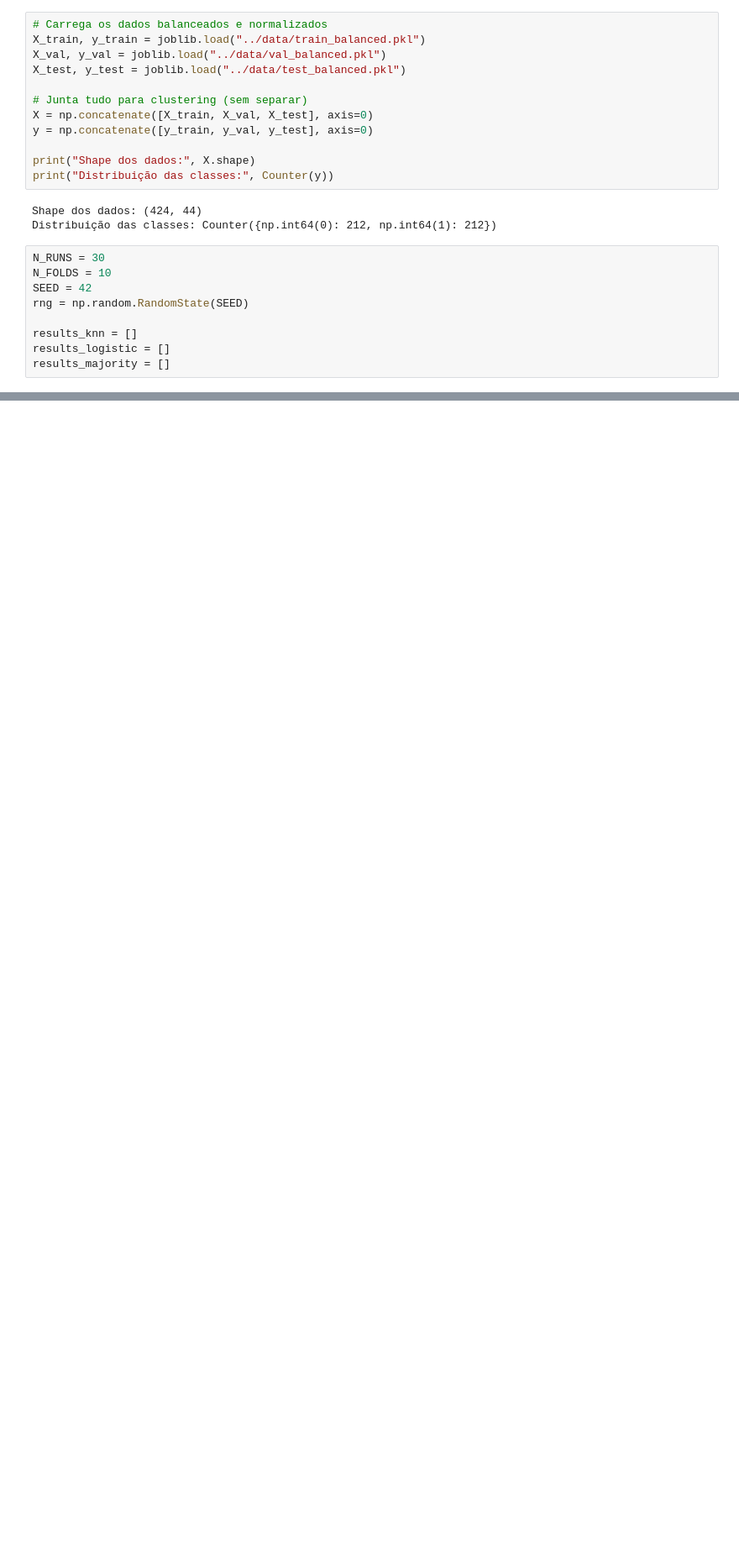
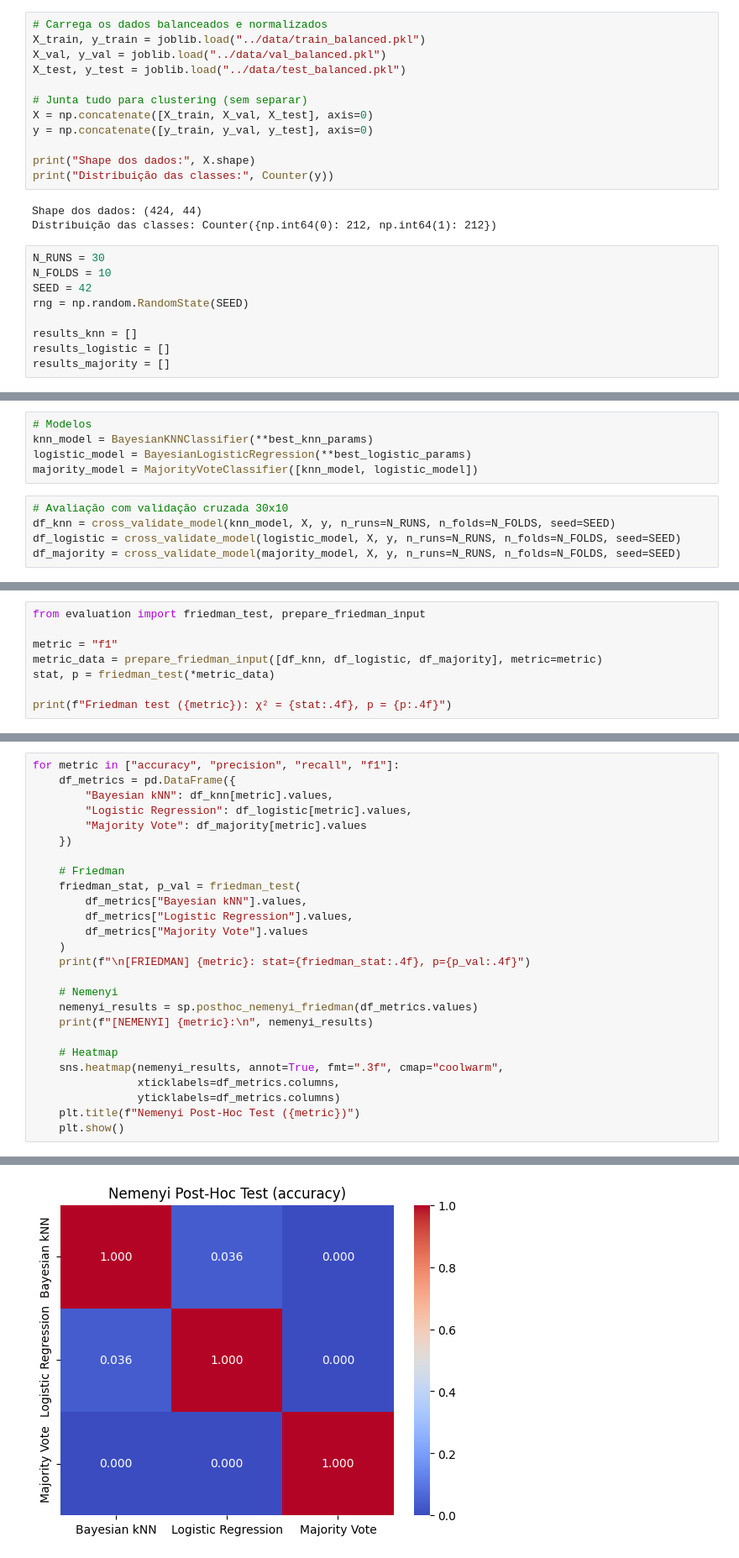
Before and after one commit to hopperjc/A.M, a Jupyter notebook: notebooks/classifier_experiments.ipynb, the cells around one changed output, grey strips where cells are left out. Shown at 84% size. Saved outputs shown, nothing was run; the diff lists cells and outputs as text; blank space fills up the shorter version.

Commit message:
refator: general classifier_experiments

```diff
--- a/notebooks/classifier_experiments.ipynb
+++ b/notebooks/classifier_experiments.ipynb
@@ -93,0 +49,10 @@ df_knn.head()
+# %%
+# Modelos
+knn_model = BayesianKNNClassifier(**best_knn_params)
+logistic_model = BayesianLogisticRegression(**best_logistic_params)
+majority_model = MajorityVoteClassifier([knn_model, logistic_model])
+# %%
+# Avaliação com validação cruzada 30x10
+df_knn = cross_validate_model(knn_model, X, y, n_runs=N_RUNS, n_folds=N_FOLDS, seed=SEED)
+df_logistic = cross_validate_model(logistic_model, X, y, n_runs=N_RUNS, n_folds=N_FOLDS, seed=SEED)
+df_majority = cross_validate_model(majority_model, X, y, n_runs=N_RUNS, n_folds=N_FOLDS, seed=SEED)
@@ -93,0 +83,8 @@ df_knn.head()
+# %%
+from evaluation import friedman_test, prepare_friedman_input
+
+metric = "f1"
+metric_data = prepare_friedman_input([df_knn, df_logistic, df_majority], metric=metric)
+stat, p = friedman_test(*metric_data)
+
+print(f"Friedman test ({metric}): χ² = {stat:.4f}, p = {p:.4f}")
@@ -93,0 +169,27 @@ df_knn.head()
+# %%
+for metric in ["accuracy", "precision", "recall", "f1"]:
+    df_metrics = pd.DataFrame({
+        "Bayesian kNN": df_knn[metric].values,
+        "Logistic Regression": df_logistic[metric].values,
+        "Majority Vote": df_majority[metric].values
+    })
+
+    # Friedman
+    friedman_stat, p_val = friedman_test(
+        df_metrics["Bayesian kNN"].values,
+        df_metrics["Logistic Regression"].values,
+        df_metrics["Majority Vote"].values
+    )
+    print(f"\n[FRIEDMAN] {metric}: stat={friedman_stat:.4f}, p={p_val:.4f}")
+
+    # Nemenyi
+    nemenyi_results = sp.posthoc_nemenyi_friedman(df_metrics.values)
+    print(f"[NEMENYI] {metric}:\n", nemenyi_results)
+
+    # Heatmap
+    sns.heatmap(nemenyi_results, annot=True, fmt=".3f", cmap="coolwarm",
+                xticklabels=df_metrics.columns,
+                yticklabels=df_metrics.columns)
+    plt.title(f"Nemenyi Post-Hoc Test ({metric})")
+    plt.show()
+# %% [output]
@@ -93,0 +202 @@ df_knn.head()
+[figure, added]
```
Also changed, not shown: parts of 10 cells of this notebook.
